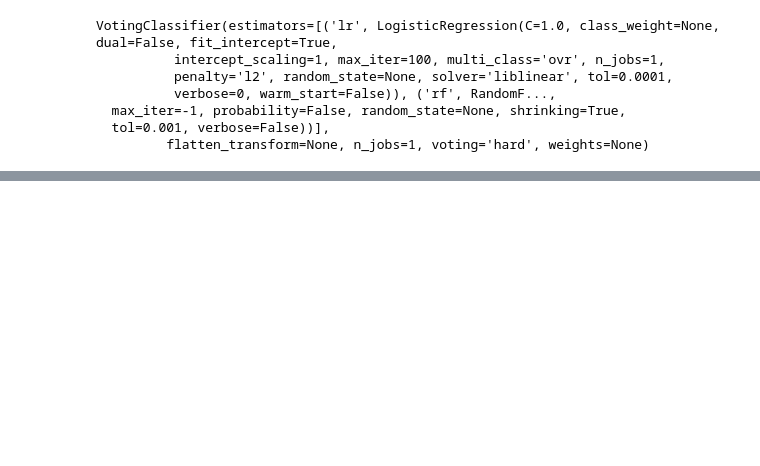
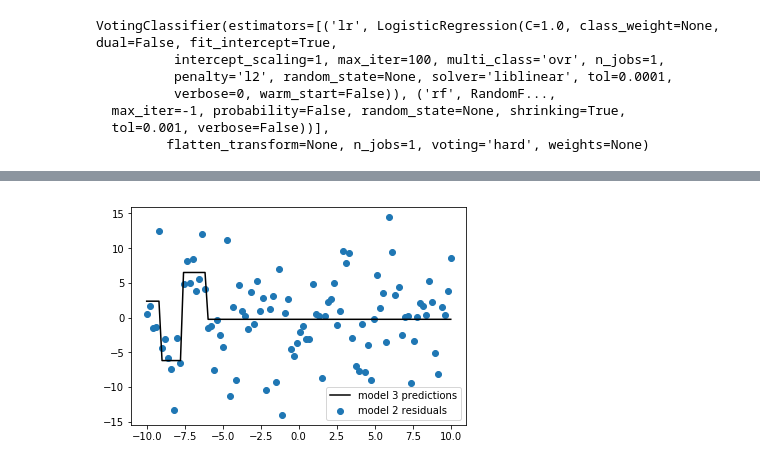
Before and after one commit to stuart-watt/Hands-On-Machine-Learning-Exercises, a Jupyter notebook: Chapter 7 Ensemble Learning and Random Forests.ipynb, the cells around one changed output, grey strips where cells are left out. Drawn from its saved outputs; the diff is of its cells as text; code cells hidden in the pictures; blank space fills up the shorter version.

```diff
--- a/Chapter 7 Ensemble Learning and Random Forests.ipynb
+++ b/Chapter 7 Ensemble Learning and Random Forests.ipynb
@@ -97,0 +287,16 @@ Bagging and pasting scale well with the size of the problem since the individual
+# %%
+# repeat
+y3 = y2 - tree_reg2.predict(X.reshape(-1, 1))
+
+# train a new model on these residuals
+tree_reg3 = DecisionTreeRegressor(max_depth=2)
+tree_reg3.fit(X.reshape(-1, 1), y3)
+
+y_predict3 = tree_reg3.predict(X.reshape(-1, 1))
+
+plt.scatter(X, y3, label="model 2 residuals")
+plt.plot(X, y_predict3, "k", label="model 3 predictions")
+plt.legend()
+plt.show()
+# %% [output]
+[figure, added]
```
Also changed, not shown: parts of 35 cells of this notebook.
